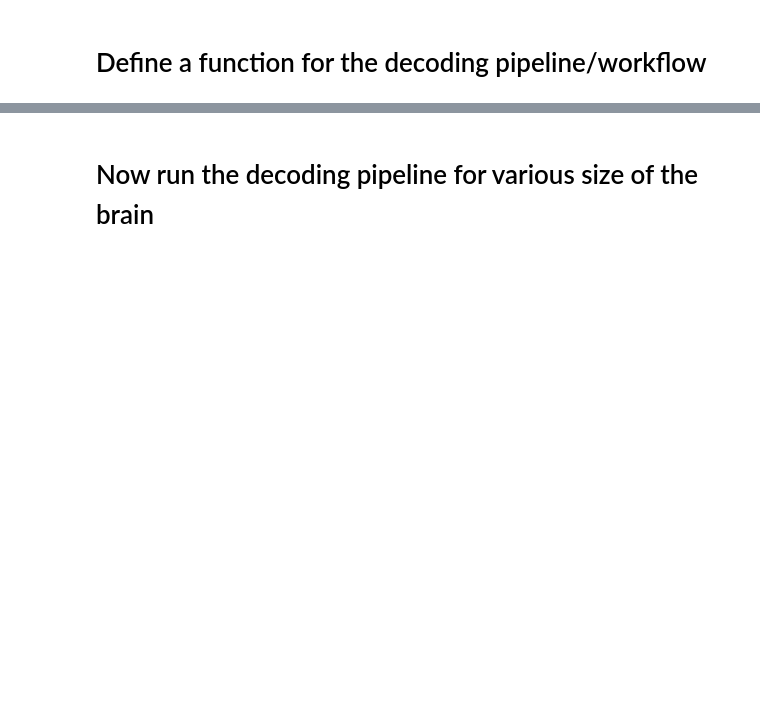
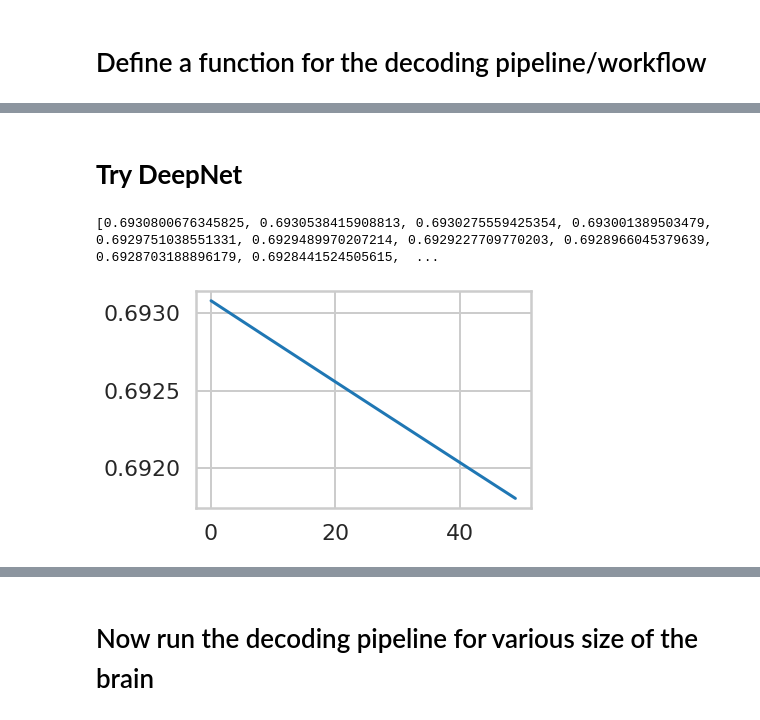
Before and after one commit to colaquafina/Roller-King, a Jupyter notebook: decoding_workflow.ipynb, the cells around one changed output, grey strips where cells are left out. Cells and saved outputs as stored; diff of their text form; code cells hidden in the pictures; blank space fills up the shorter version.

```diff
--- a/decoding_workflow.ipynb
+++ b/decoding_workflow.ipynb
@@ -98,0 +142,2 @@ def decoding_pipeline(BOLD_signal_voxels,
+# %% [markdown]
+# **Try DeepNet**
@@ -98,0 +168,46 @@ def decoding_pipeline(BOLD_signal_voxels,
+# %%
+def train(net,loss_fn,train_data,train_labels,n_iter=50,learning_rate=0.001,test_data=None,test_labels=None,L2_penalty=0,L1_penalty=0):
+    optimizer=optim.SGD(net.parameters(),lr=learning_rate)#这个是SDG是一种gradient decent的方法
+    train_loss=[]
+    test_loss=[]
+    train_labels=train_labels.float()
+    train_data=train_data.float()
+    # print(train_labels)
+    train_labels=torch.hstack([train_labels,1-train_labels])
+    ?print(train_labels)
+    for i in range(0,50): #这个range是你下降的次数
+        out=net(train_data)
+        ?print(out.shape,train_data.shape)
+
+        loss=loss_fn(out,train_labels)
+        optimizer.zero_grad()#这个的意思是每次求新的gradient之前把旧的清空
+        loss.backward()#开始gradient
+        optimizer.step()#更新参数
+        train_loss.append(loss.item())
+        if test_data is not None:
+            out_test=net(test_data)
+            if L2_penalty==0 and L1_penalty==0:
+        # normal loss function
+              loss_test = loss_fn(out_test, test_labels)
+            else:
+        # (BONUS code) custom loss function from Bonus exercise 3.3
+              loss_test = loss_fn(out_test, test_labels,net.in_layer.weight,
+                            L2_penalty, L1_penalty)
+            test_loss.append(loss_test.item())
+    return train_loss
+# %%
+manual_labels=manual_labels.reshape(1750,1)
+#print(manual_labels[:30])
+print(torch.from_numpy(manual_labels[:400]).shape,
+torch.from_numpy(dat['responses'][:400]).shape)
+print(manual_labels)
+print(torch.hstack([torch.from_numpy(manual_labels),torch.from_numpy(1-manual_labels)]))
+# %%
+net = DeepNetSoftmax(8428,4000,2000,1000,500,200,100,50)
+loss_fn=nn.BCELoss()
+train_loss=train(net,loss_fn,torch.from_numpy(dat['responses'][:100]),torch.from_numpy(manual_labels)[:100])
+plt.plot(train_loss)
+print(train_loss)
+# %% [output]
+[0.6930800676345825, 0.6930538415908813, 0.6930275559425354, 0.693001389503479, 0.6929751038551331, 0.6929489970207214, 0.6929227709770203, 0.6928966045379639, 0.6928703188896179, 0.6928441524505615,  ...
+[figure, added]
```
Also changed, not shown: parts of 12 cells of this notebook.
